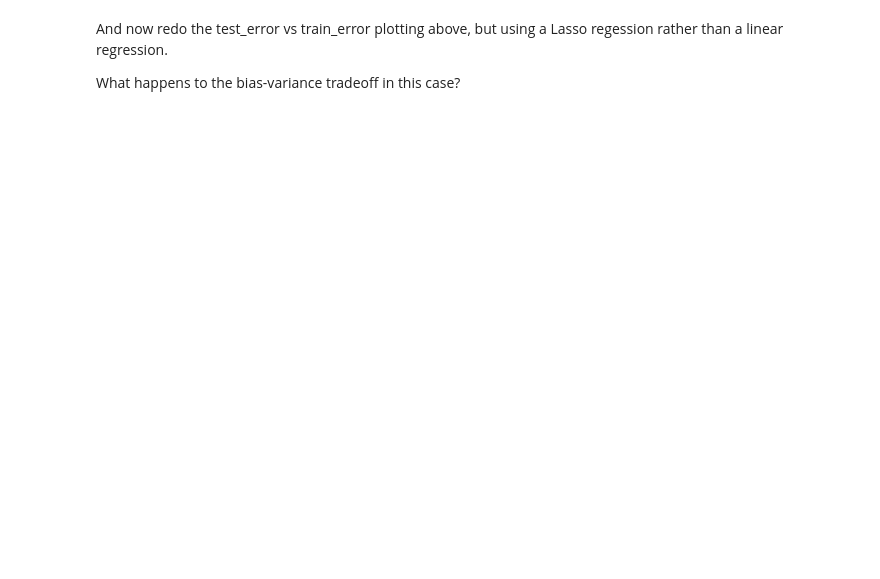
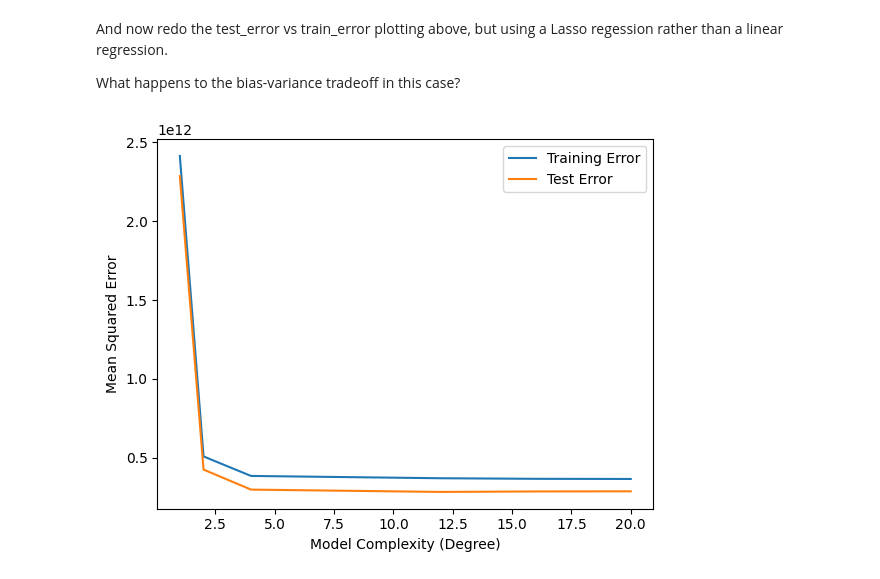
Before and after one commit to leonbts/lab-bias-variance-tradeoff, a Jupyter notebook: src/main.ipynb, the cells around one changed output. Saved outputs shown, nothing was run; the diff lists cells and outputs as text; code cells hidden in the pictures; blank space fills up the shorter version.

```diff
--- a/src/main.ipynb
+++ b/src/main.ipynb
@@ -195,14 +322,31 @@ What happens to the bias-variance tradeoff in this case?
 # %%
 degrees = [1, 2, 4, 12, 16, 20]
 train_errors = []
 test_errors = []
 
 for degree in degrees:
-    #your code here
+    poly = PolynomialFeatures(degree=degree)
+    X_poly_train = poly.fit_transform(X_train)
+    X_poly_test = poly.transform(X_test)
+
+    scaler = StandardScaler()
+    X_poly_train_scaled = scaler.fit_transform(X_poly_train)
+    X_poly_test_scaled = scaler.transform(X_poly_test)
+
+    model = Lasso(alpha=100, max_iter=1000000)
+    model.fit(X_poly_train_scaled, y_train)
+
+    y_train_pred = model.predict(X_poly_train_scaled)
+    y_test_pred = model.predict(X_poly_test_scaled)
+
+    train_errors.append(mean_squared_error(y_train, y_train_pred))
+    test_errors.append(mean_squared_error(y_test, y_test_pred))
 
 plt.plot(degrees, train_errors, label="Training Error")
 plt.plot(degrees, test_errors, label="Test Error")
 plt.xlabel("Model Complexity (Degree)")
 plt.ylabel("Mean Squared Error")
 plt.legend()
 plt.show()
+# %% [output]
+[figure, added]
```
Also changed, not shown: parts of 15 cells of this notebook.
